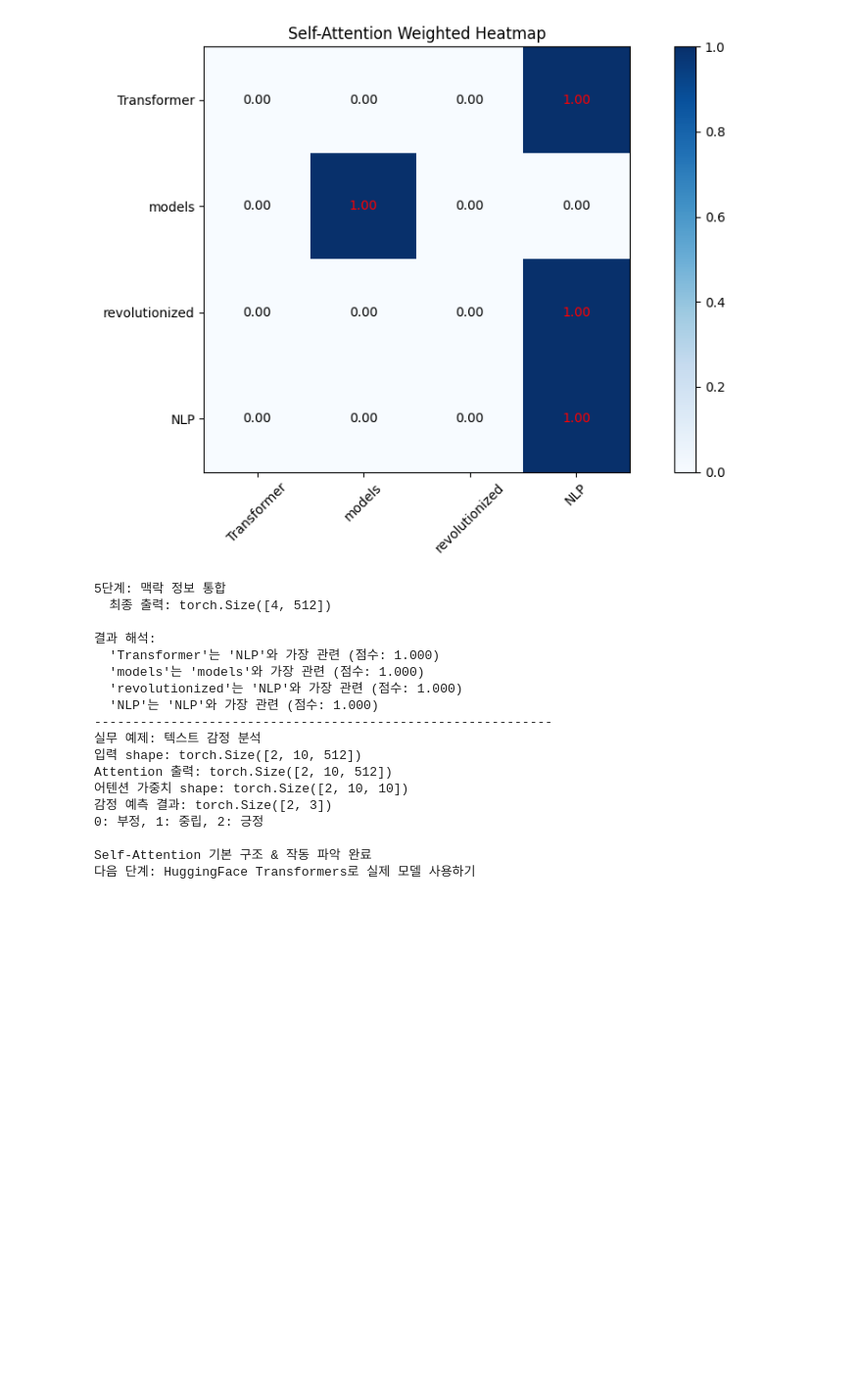
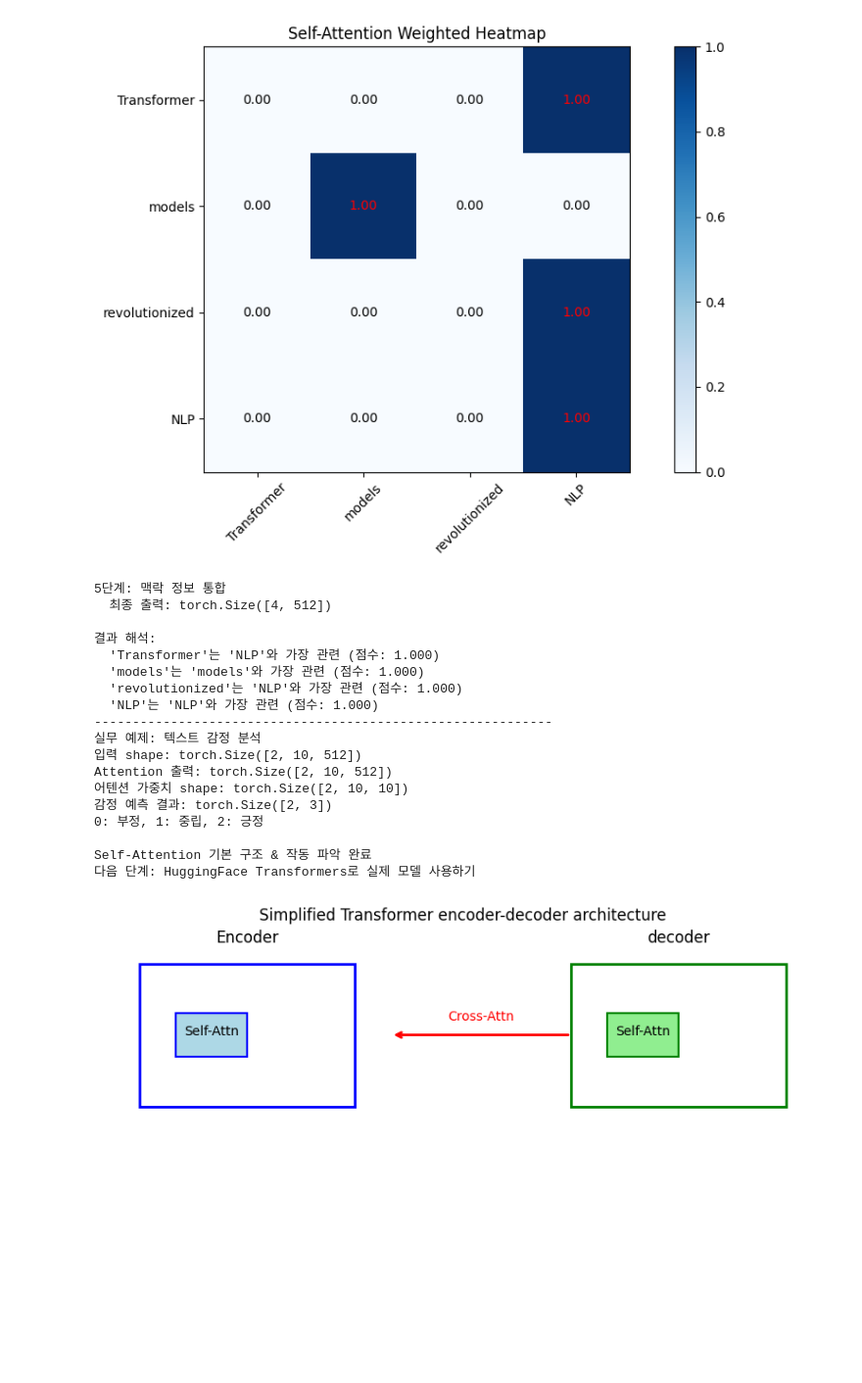
Before and after one commit to WSW930/ml-dl-study-log, a Jupyter notebook: 01.5_bridge_step_with_Fd_of_DeepLearning/Ch7_1_Understanding_Transformer_Architecture.ipynb, the cells around one changed output. Shown at 98% size. Saved outputs shown, nothing was run; the diff lists cells and outputs as text; code cells hidden in the pictures; blank space fills up the shorter version.

```diff
--- a/01.5_bridge_step_with_Fd_of_DeepLearning/Ch7_1_Understanding_Transformer_Architecture.ipynb
+++ b/01.5_bridge_step_with_Fd_of_DeepLearning/Ch7_1_Understanding_Transformer_Architecture.ipynb
@@ -241,3 +241,49 @@ Attention 출력: torch.Size([2, 10, 512])
 
 Self-Attention 기본 구조 & 작동 파악 완료
 다음 단계: HuggingFace Transformers로 실제 모델 사용하기
+# %%
+### 7-1-2. Visualization of Encoder-Decoder Structures with Matplotlib
+
+import matplotlib.pyplot as plt
+from matplotlib.patches import Rectangle
+
+fig, ax = plt.subplots(figsize=(10, 6))
+ax.set_xlim(0, 10)
+ax.set_ylim(0, 6)
+
+# 인코더 블록
+encoder = Rectangle((0.5, 3.5), 3, 2, edgecolor='blue', facecolor='none',lw=2)
+ax.add_patch(encoder)
+ax.text(2, 5.8, 'Encoder', horizontalalignment='center', fontsize=12)
+
+
+# 디코더 블록
+decoder = Rectangle((6.5, 3.5), 3, 2, edgecolor='green', facecolor='none',lw=2)
+ax.add_patch(decoder)
+ax.text(8, 5.8, 'decoder', horizontalalignment='center', fontsize=12)
+
+
+# Self-Attention(인코더 내부)
+encoder_sa = Rectangle((1, 4.2), 1, 0.6, edgecolor='blue',
+                       facecolor='lightblue',lw=1.5)
+ax.add_patch(encoder_sa)
+ax.text(1.5, 4.5, 'Self-Attn', horizontalalignment='center', fontsize=10)
+
+
+# Self-Attention(el코더 내부)
+decoder_sa = Rectangle((7, 4.2), 1, 0.6, edgecolor='green',
+                       facecolor='lightgreen',lw=1.5)
+ax.add_patch(decoder_sa)
+ax.text(7.5, 4.5, 'Self-Attn', horizontalalignment='center', fontsize=10)
+
+# 인코더-디코더 Attention(크로스-Attention)
+ax.annotate("", xy=(4, 4.5), xytext=(6.5, 4.5),
+            arrowprops=dict(arrowstyle="->", lw=2, color='red'))
+ax.text(5.25, 4.7, 'Cross-Attn', horizontalalignment='center',
+        color='red', fontsize=10)
+
+ax.axis('off')
+plt.title('Simplified Transformer encoder-decoder architecture')
+plt.show()
+# %% [output]
+[figure, added]
```
Also changed, not shown: parts of 1 cell of this notebook.
